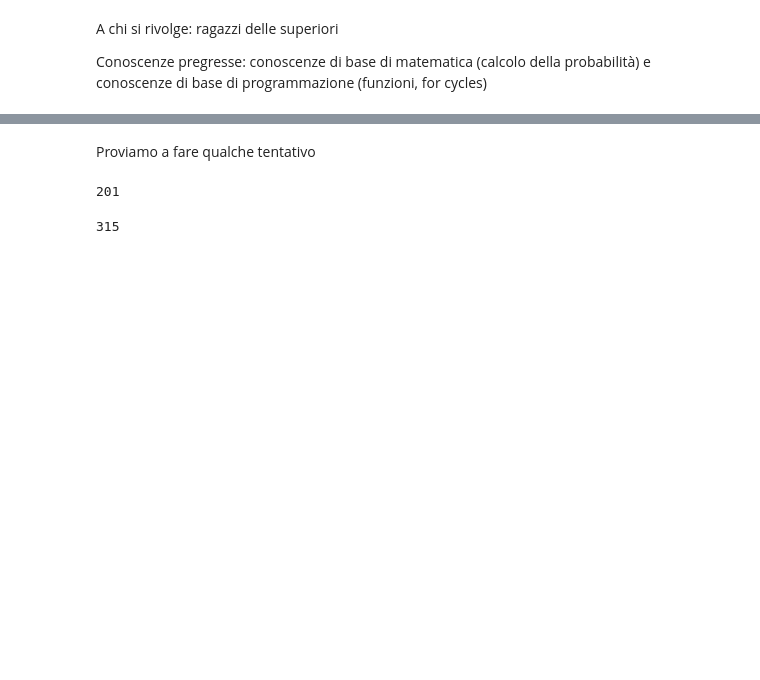
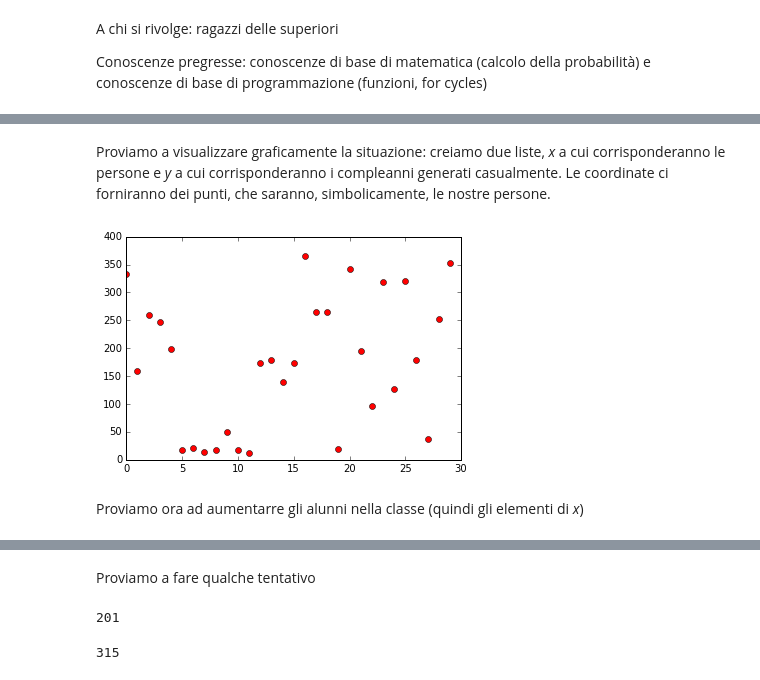
Before and after one commit to cristina1999/street-fighting-python, a Jupyter notebook: Lezione 2_ultima versione.ipynb, the cells around one changed output, grey strips where cells are left out. Drawn from its saved outputs; the diff is of its cells as text; code cells hidden in the pictures; blank space fills up the shorter version.

```diff
--- a/Lezione 2_ultima versione.ipynb
+++ b/Lezione 2_ultima versione.ipynb
@@ -14,0 +37,2 @@ Ma come possiamo calcolare il giorno dell'anno avendo il giorno e il mese? Finch
+# %% [markdown]
+Proviamo a visualizzare graficamente la situazione: creiamo due liste, *x* a cui corrisponderanno le persone e *y* a cui corrisponderanno i compleanni generati casualmente. Le coordinate ci forniranno dei punti, che saranno, simbolicamente, le nostre persone.
@@ -14,0 +41,12 @@ Ma come possiamo calcolare il giorno dell'anno avendo il giorno e il mese? Finch
+# %%
+x = range(30)
+# %%
+y = [round(random()*364) +1 for x in range(30)]
+# %%
+import matplotlib.pyplot as plt
+%matplotlib inline
+_ = plt.plot([x],[y], "ro")
+# %% [output]
+[figure, added]
+# %% [markdown]
+Proviamo ora ad aumentarre gli alunni nella classe (quindi gli elementi di *x*)
```
Also changed, not shown: parts of 16 cells of this notebook.
